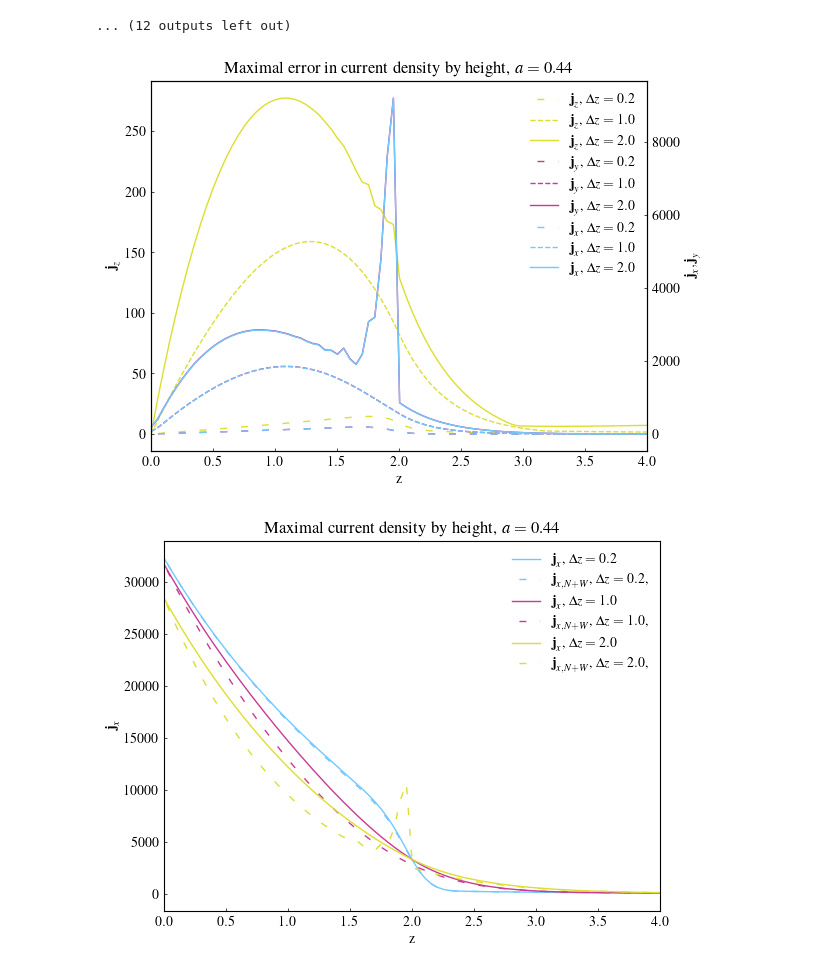
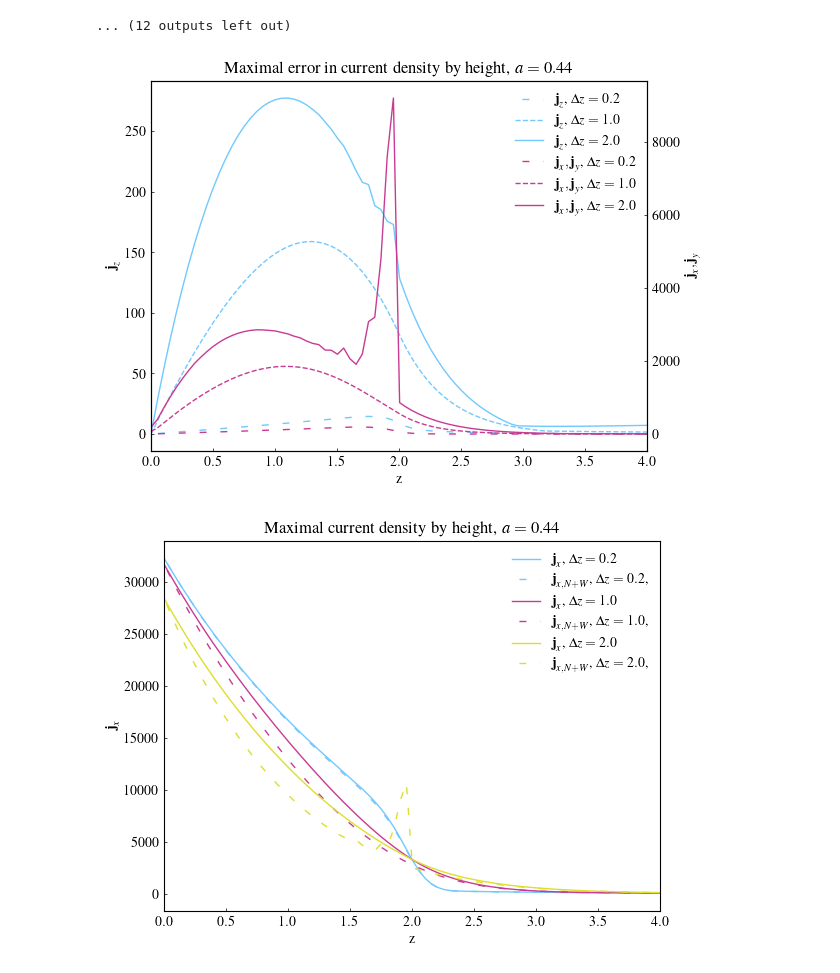
Before and after one commit to LMNadol/mflex, a Jupyter notebook: mhsflex/calculate_current_density.ipynb, the cells around one changed output. Saved outputs shown, nothing was run; the diff lists cells and outputs as text; code cells hidden in the pictures.

```diff
--- a/mhsflex/calculate_current_density.ipynb
+++ b/mhsflex/calculate_current_density.ipynb
@@ -473,103 +476,101 @@ fig, ax1 = plt.subplots()
 ax2 = ax1.twinx()
 
 ax1.plot(
-    data3d.z,
+    data3d_10.z,
     errorz02_max,
     linewidth=1.0,
     linestyle=(10, (5, 10)),
-    color=c8,
+    color=c1,
     label=r"$\textbf{j}_z$, $\Delta z = 0.2$",
 )
 ax1.plot(
-    data3d.z,
+    data3d_10.z,
     errorz10_max,
     linewidth=1.0,
     linestyle="--",
-    color=c8,
+    color=c1,
     label=r"$\textbf{j}_z$, $\Delta z = 1.0$",
 )
 ax1.plot(
-    data3d.z,
+    data3d_10.z,
     errorz20_max,
     linewidth=1.0,
     linestyle="solid",
-    color=c8,
+    color=c1,
     label=r"$\textbf{j}_z$, $\Delta z = 2.0$",
 )
 
 ax2.plot(
-    data3d.z,
+    data3d_10.z,
     errory02_max,
     linewidth=1.0,
     linestyle=(10, (5, 10)),
     color=c5,
-    label=r"$\textbf{j}_y$, $\Delta z = 0.2$",
+    label=r"$\textbf{j}_x, \textbf{j}_y$, $\Delta z = 0.2$",
 )
 ax2.plot(
-    data3d.z,
+    data3d_10.z,
     errory10_max,
     linewidth=1.0,
     linestyle="--",
     color=c5,
-    label=r"$\textbf{j}_y$, $\Delta z = 1.0$",
+    label=r"$\textbf{j}_x, \textbf{j}_y$, $\Delta z = 1.0$",
 )
 ax2.plot(
-    data3d.z,
+    data3d_10.z,
     errory20_max,
     linewidth=1.0,
     linestyle="solid",
     color=c5,
-    label=r"$\textbf{j}_y$, $\Delta z = 2.0$",
+    label=r"$\textbf{j}_x, \textbf{j}_y$, $\Delta z = 2.0$",
 )
 
-ax2.plot(
-    data3d.z,
-    errorx02_max,
-    linewidth=1.0,
-    linestyle=(10, (5, 10)),
-    color=c1,
-    label=r"$\textbf{j}_x$, $\Delta z = 0.2$",
-)
-ax2.plot(
-    data3d.z,
-    errorx10_max,
-    linewidth=1.0,
-    linestyle="--",
-    color=c1,
-    label=r"$\textbf{j}_x$, $\Delta z = 1.0$",
-)
-ax2.plot(
-    data3d.z,
-    errorx20_max,
-    linewidth=1.0,
-    linestyle="solid",
-    color=c1,
-    label=r"$\textbf{j}_x$, $\Delta z = 2.0$",
-)
-
-
+# ax2.plot(
+#     data3d.z,
+#     errorx02_max,
+#     linewidth=1.0,
+#     linestyle=(10, (5, 10)),
+#     color=c1,
+#     label=r"$\textbf{j}_x$, $\Delta z = 0.2$",
+# )
+# ax2.plot(
+#     data3d.z,
+#     errorx10_max,
+#     linewidth=1.0,
+#     linestyle="--",
+#     color=c1,
+#     label=r"$\textbf{j}_x$, $\Delta z = 1.0$",
+# )
+# ax2.plot(
+#     data3d.z,
+#     errorx20_max,
+#     linewidth=1.0,
+#     linestyle="solid",
+#     color=c1,
+#     label=r"$\textbf{j}_x$, $\Delta z = 2.0$",
+# )
 
 
 ax1.set_xlabel("z")
 plt.xlim([0, 2 * z0])
 plt.legend(frameon=False)
 ax1.tick_params(direction="in", length=2, width=0.5)
 ax2.tick_params(direction="in", length=2, width=0.5)
 plt.title(
     r"Maximal error in current density by height, $a =$ " + str(a)
 )
 lines1, labels1 = ax1.get_legend_handles_labels()
 lines2, labels2 = ax2.get_legend_handles_labels()
 lines = lines1 + lines2
 labels = labels1 + labels2
 ax1.set_ylabel(r"$\textbf{j}_z$")
 ax2.set_ylabel(r"$\textbf{j}_x, \textbf{j}_y$")
 plt.legend(lines, labels, frameon=False)
 plotname = "/Users/lilli/Desktop/Thesis/Performance/J/" + str(a) + "/maxerror_by_z.png"
 plt.savefig(plotname, dpi=600, bbox_inches="tight", pad_inches=0.1)
 plt.show()
 # %% [output]
-[figure, old version]
+[figure, new version]
 # %%
 LFx02_max = np.zeros_like(z_arr)
 LFy02_max = np.zeros_like(z_arr)
```
Also changed, not shown: parts of 5 cells of this notebook, 7 other files.
